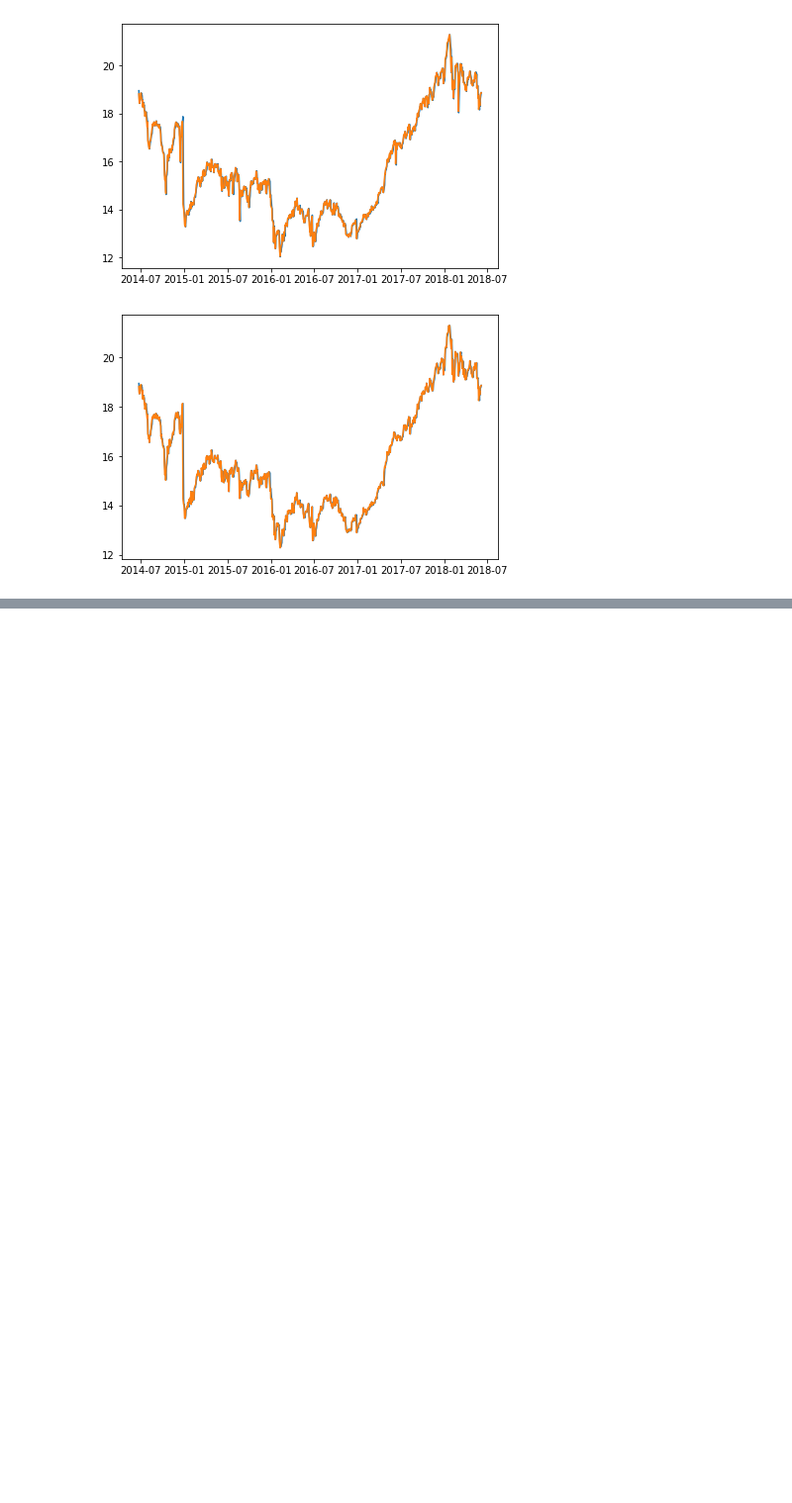
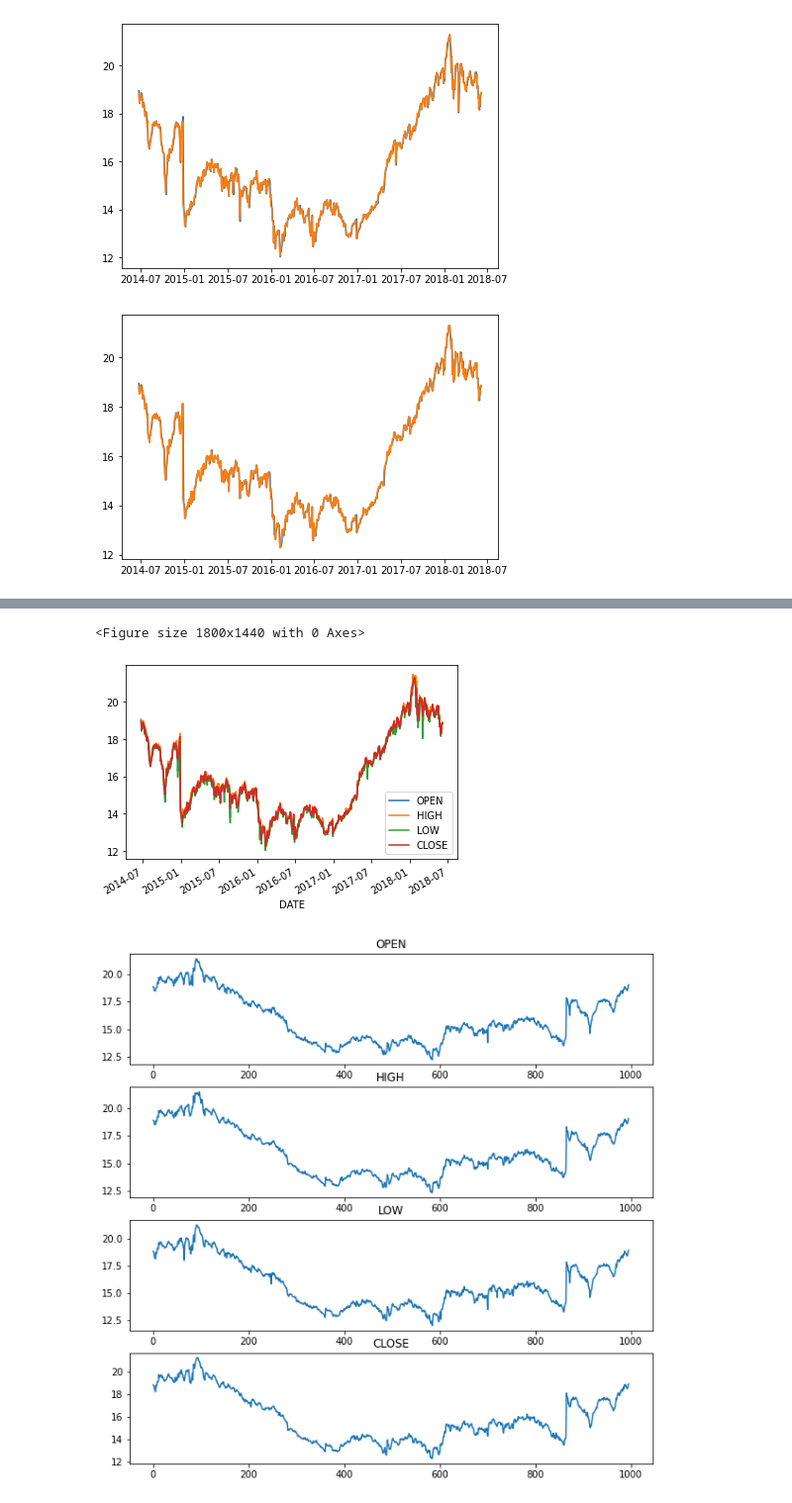
Before and after one commit to vipinkatara/Stock-prediction, a Jupyter notebook: Stock-prediction.ipynb, the cells around one changed output, grey strips where cells are left out. Shown: that part at 99% size. Saved outputs shown, nothing was run; the diff lists cells and outputs as text; code cells hidden in the pictures; blank space fills up the shorter version.

```diff
--- a/Stock-prediction.ipynb
+++ b/Stock-prediction.ipynb
@@ -215,0 +218,3 @@ plt.show()
+# %%
+from statsmodels.tsa.api import VAR
+model = VAR(df).fit()
@@ -215,0 +241,8 @@ plt.show()
+# %%
+df.plot()
+model.plot()
+plt.show()
+# %% [output]
+<Figure size 1800x1440 with 0 Axes>
+[figure, added]
+[figure, added]
```
Also changed, not shown: parts of 2 cells of this notebook.
